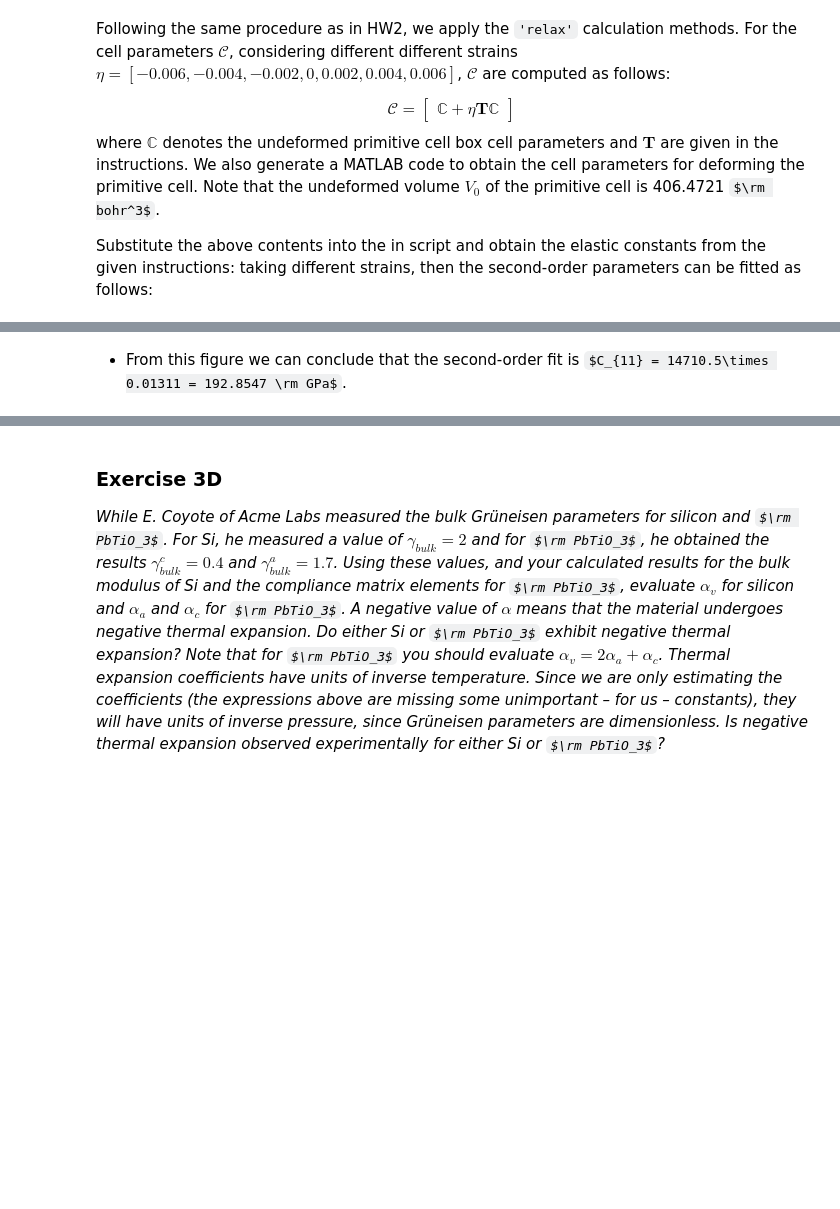
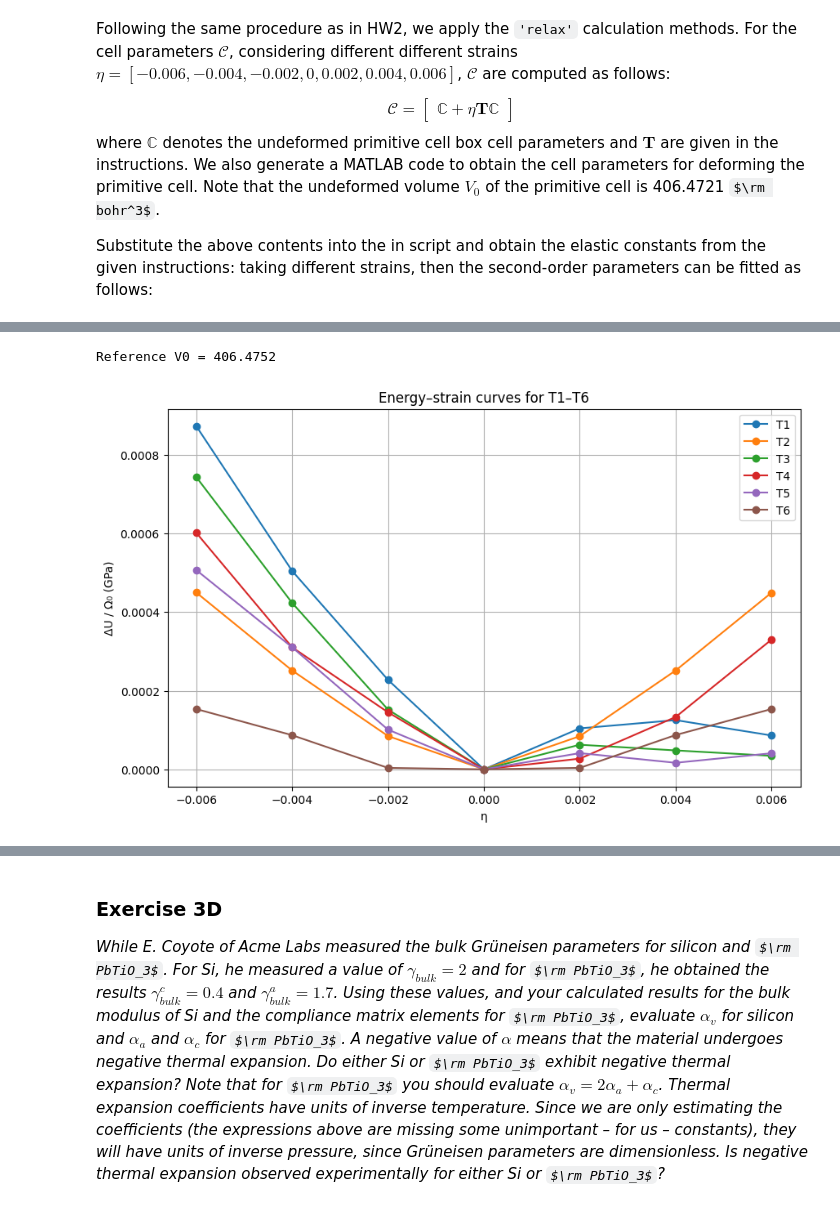
Before and after one commit to chemerzhc/Cornell-MSE5720-Assignment, a Jupyter notebook: HW3/HW3.ipynb, the cells around one changed output, grey strips where cells are left out. Saved outputs shown, nothing was run; the diff lists cells and outputs as text; code cells hidden in the pictures; some formulas as TeX source; blank space fills up the shorter version.

```diff
--- a/HW3/HW3.ipynb
+++ b/HW3/HW3.ipynb
@@ -665,5 +671,33 @@ Using base path: https://raw.githubusercontent.com/chemerzhc/Cornell-MSE5720-Ass
-# %% [markdown]
-
-* From this figure we can conclude that the second-order fit is $C_{11} = 14710.5\times 0.01311 = 192.8547 \rm GPa$.
+# %%
+V0 = df.loc[df.eta == 0, "volume_au3"].iloc[0]
+print("Reference V0 =", V0)
+# %% [output]
+Reference V0 = 406.4752
+# %%
+slopes = {}
+
+plt.figure(figsize=(10, 6))
+
+for Tname in [f"T{i}" for i in range(1, 7)]:
+    sub = df[df.Tmode == Tname].copy()
+
+    E0 = sub.loc[sub.eta == 0, "energy_Ry"].iloc[0]
+
+    sub["dU"] = sub.energy_Ry - E0
+    sub["dU_perVol"] = abs(sub["dU"] / V0)
+
+    A = fit_quadratic(sub.eta, sub.dU_perVol)
+    slopes[Tname] = A
+
+    plt.plot(sub.eta, sub.dU_perVol * Ry_to_GPa, "o-", label=Tname)
+
+plt.xlabel("η")
+plt.ylabel("ΔU / Ω₀ (GPa)")
+plt.title("Energy–strain curves for T1–T6")
+plt.grid(True)
+plt.legend()
+plt.show()
+# %% [output]
+[figure, added]
 # %% [markdown]
 
```
Also changed, not shown: parts of 8 cells of this notebook.
